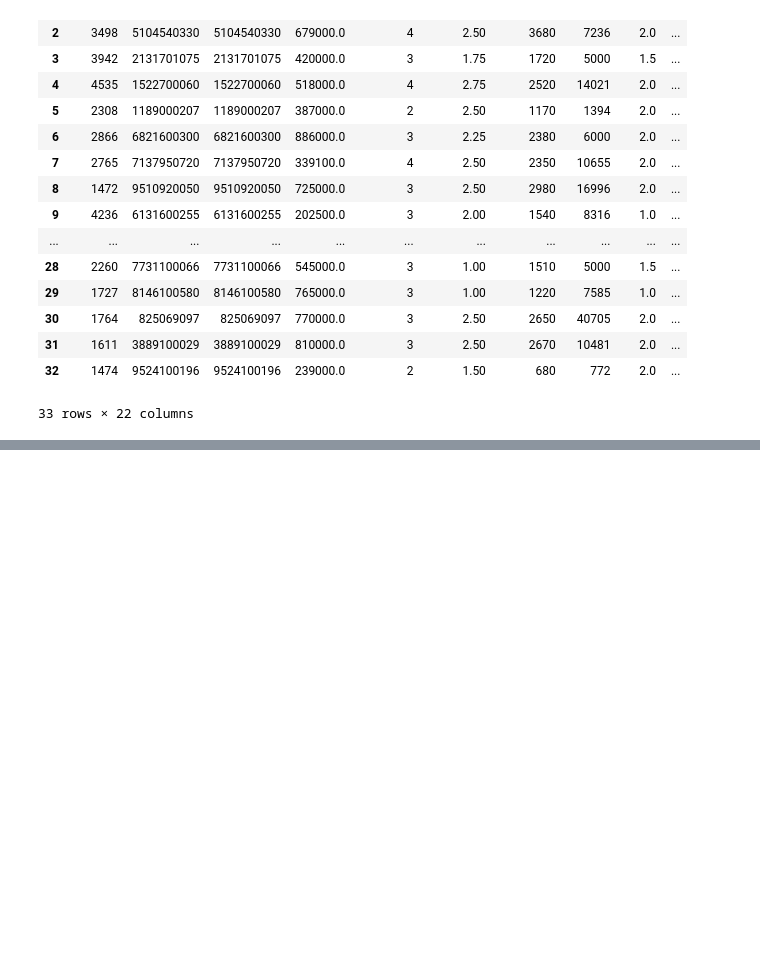
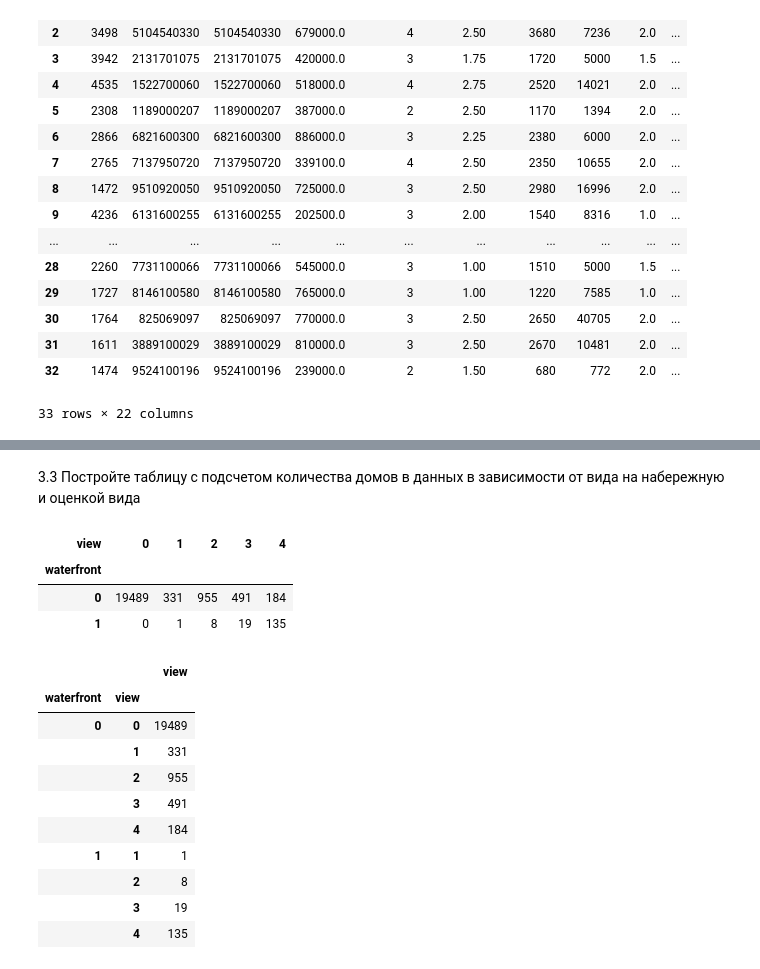
Before and after one commit to Tatevarsh/C-Semina01, a Jupyter notebook: Untitled7.ipynb, the cells around one changed output, grey strips where cells are left out. Saved outputs shown, nothing was run; the diff lists cells and outputs as text; code cells hidden in the pictures; blank space fills up the shorter version.

```diff
--- a/Untitled7.ipynb
+++ b/Untitled7.ipynb
@@ -166,0 +201,25 @@ merged
+# %% [markdown]
+3.3 Постройте таблицу с подсчетом количества домов в данных в зависимости от вида на набережную и оценкой вида
+# %%
+
+df.pivot_table(index='waterfront', columns='view',
+               values='price', aggfunc='count', fill_value=0)
+# %% [output]
+| view | 0 | 1 | 2 | 3 | 4 |
+| waterfront |  |  |  |  |  |
+| 0 | 19489 | 331 | 955 | 491 | 184 |
+| 1 | 0 | 1 | 8 | 19 | 135 |
+# %%
+df.groupby(['waterfront', 'view']).agg({'view': 'count'})
+# %% [output]
+|  |  | view |
+| waterfront | view |  |
+| 0 | 0 | 19489 |
+|  | 1 | 331 |
+|  | 2 | 955 |
+|  | 3 | 491 |
+|  | 4 | 184 |
+| 1 | 1 | 1 |
+|  | 2 | 8 |
+|  | 3 | 19 |
+|  | 4 | 135 |
```
Also changed, not shown: parts of 9 cells of this notebook.
